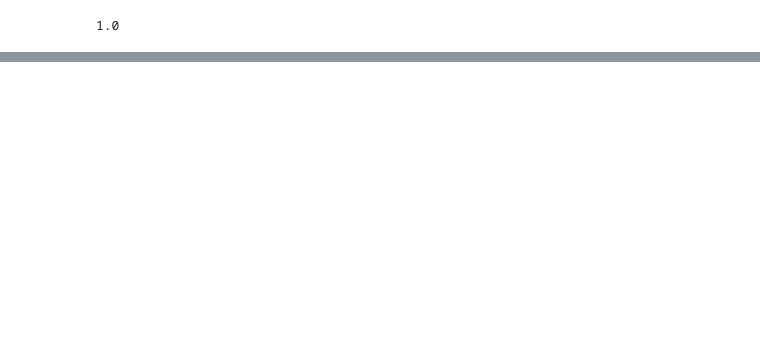
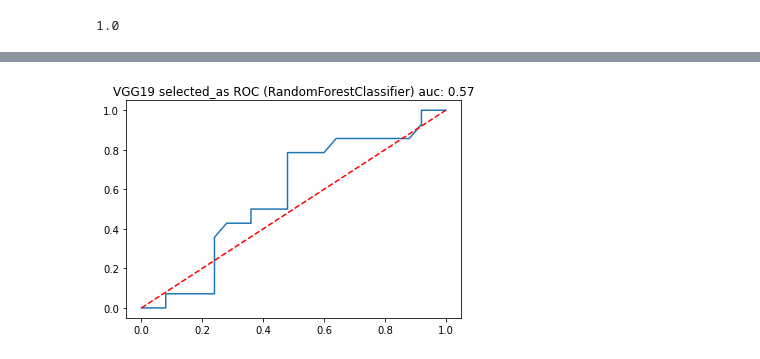
Before and after one commit to GerardDD/PR_Final_PeriapicalRadiography_Classification, a Jupyter notebook: Modelo/Model_creation.ipynb, the cells around one changed output, grey strips where cells are left out. Saved outputs shown, nothing was run; the diff lists cells and outputs as text; code cells hidden in the pictures; blank space fills up the shorter version.

```diff
--- a/Modelo/Model_creation.ipynb
+++ b/Modelo/Model_creation.ipynb
@@ -1170,0 +1357,9 @@ for i in model_collection:
+# %%
+X = df.drop(['Target','sex','age'],axis=1)
+y = df.Target
+# %%
+X_train, X_test, y_train, y_test = train_test_split(X,y,test_size = 0.15,shuffle=True)
+# %%
+model = RandomForestClassifier(criterion='gini',n_estimators=200)
+# %%
+model.fit(X_train, y_train)
@@ -1170,0 +1394,9 @@ for i in model_collection:
+# %%
+p = model.predict_proba(X_test)
+fpr, tpr, th = roc_curve(y_test, p[:,1])
+plt.plot(fpr, tpr)
+plt.plot([0,1],[0,1], c='r', linestyle='--')
+plt.title(f'VGG19 selected_as ROC (RandomForestClassifier) auc: {round(auc(fpr, tpr),3)}')
+plt.savefig('ROC_randomforest_vgg19_selected_as.png')
+# %% [output]
+[figure, added]
```
Also changed, not shown: parts of 139 cells of this notebook, 19 other files.
